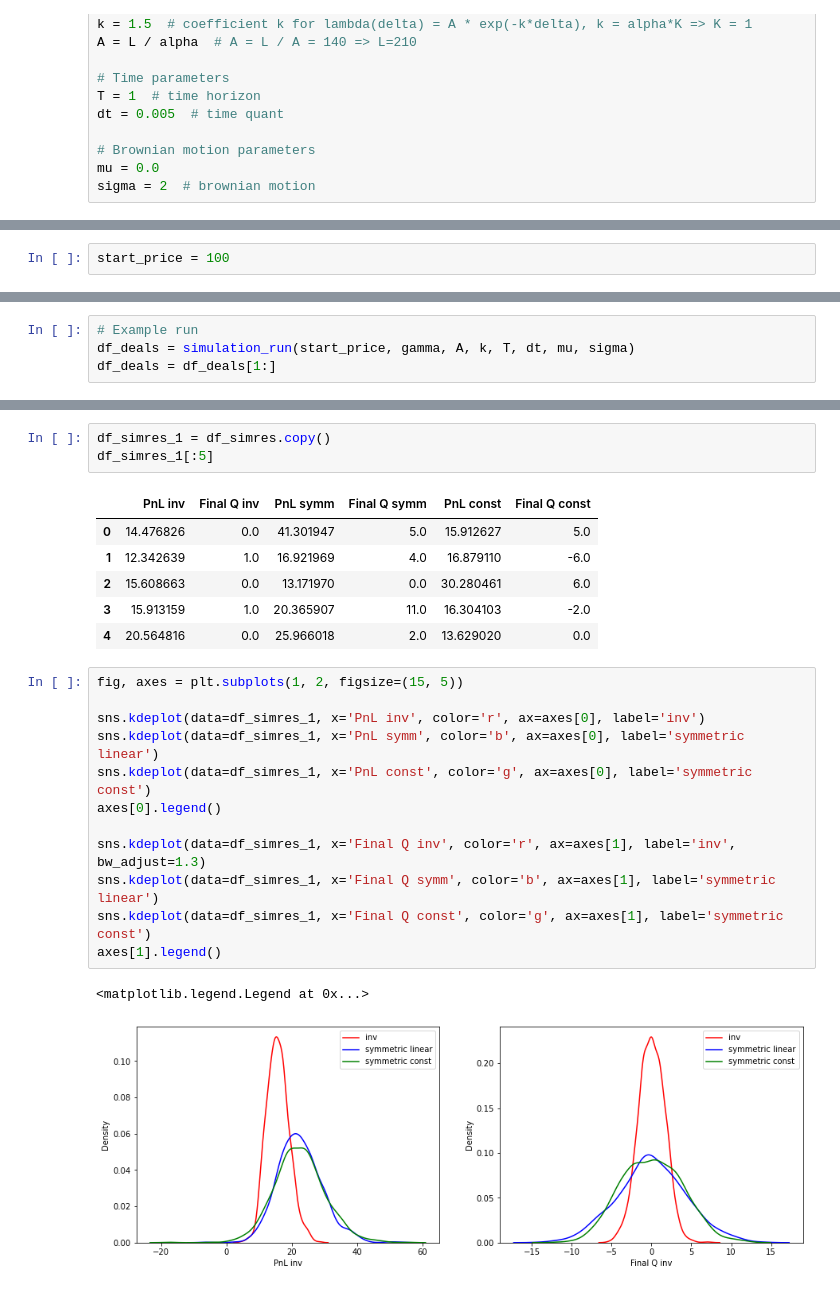
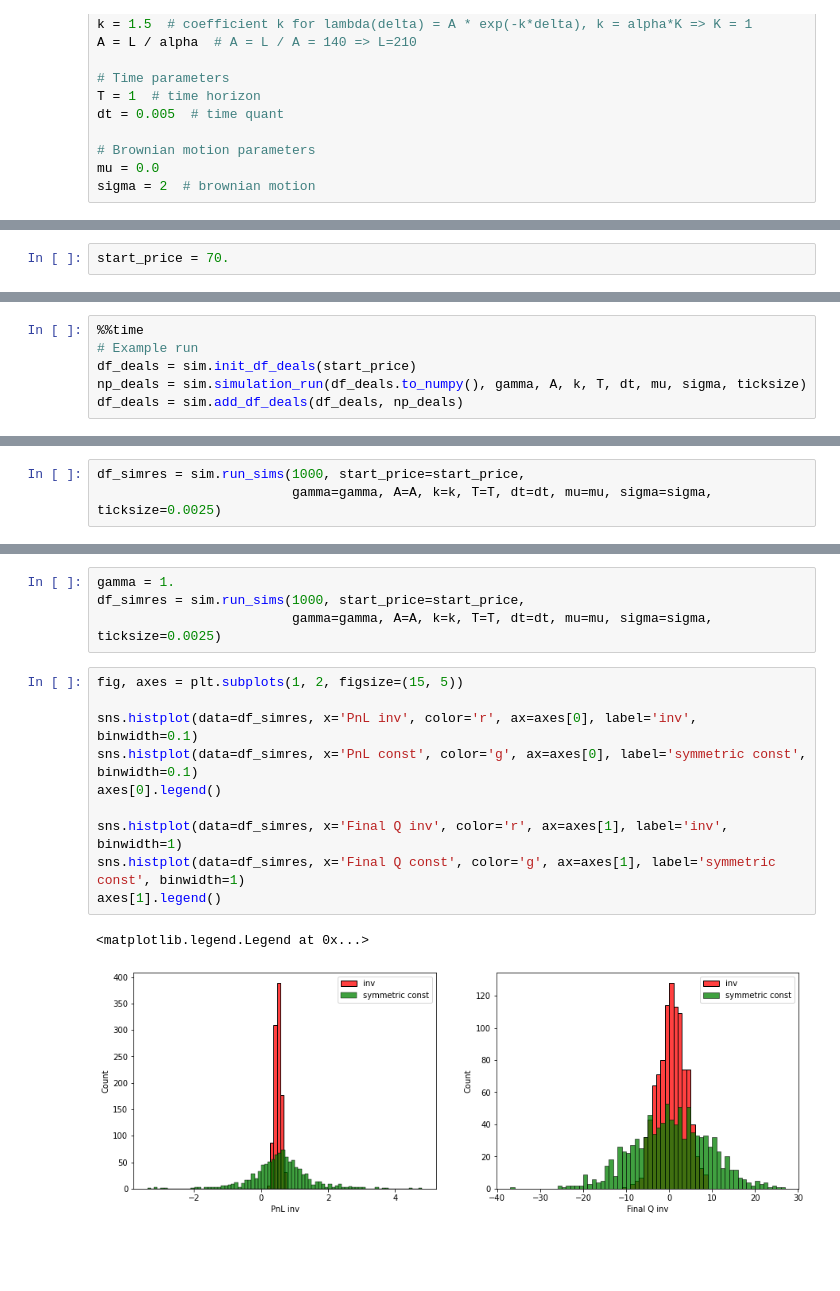
Before and after one commit to zebrabug/FinalMDS, a Jupyter notebook: Simple simulation.ipynb, the cells around one changed output, grey strips where cells are left out. Saved outputs shown, nothing was run; the diff lists cells and outputs as text; blank space fills up the shorter version.

```diff
--- a/Simple simulation.ipynb
+++ b/Simple simulation.ipynb
@@ -85,2 +168,2 @@ def mm_limit_order(s, t, q, sigma, gamma, k, T):
 # %%
-start_price = 100
+start_price = 70.
@@ -212,4 +170,6 @@ def simulation_symm_run(start_price, spread_start, spread_end, T, dt, mu, sigma)
 # %%
+%%time
 # Example run
-df_deals = simulation_run(start_price, gamma, A, k, T, dt, mu, sigma)
-df_deals = df_deals[1:]
+df_deals = sim.init_df_deals(start_price)
+np_deals = sim.simulation_run(df_deals.to_numpy(), gamma, A, k, T, dt, mu, sigma, ticksize)
+df_deals = sim.add_df_deals(df_deals, np_deals)
@@ -288,3 +196,6 @@ df_simres_01[:5]
+# %%
+df_simres = sim.run_sims(1000, start_price=start_price,
+                         gamma=gamma, A=A, k=k, T=T, dt=dt, mu=mu, sigma=sigma, ticksize=0.0025)
 # %%
 fig, axes = plt.subplots(1, 2, figsize=(15, 5))
 
@@ -339,26 +212,18 @@ Please use `tqdm.notebook.tqdm` instead of `tqdm.tqdm_notebook`
-# %%
-df_simres_1 = df_simres.copy()
-df_simres_1[:5]
-# %% [output]
-|  | PnL inv | Final Q inv | PnL symm | Final Q symm | PnL const | Final Q const |
-| 0 | 14.476826 | 0.0 | 41.301947 | 5.0 | 15.912627 | 5.0 |
-| 1 | 12.342639 | 1.0 | 16.921969 | 4.0 | 16.879110 | -6.0 |
-| 2 | 15.608663 | 0.0 | 13.171970 | 0.0 | 30.280461 | 6.0 |
-| 3 | 15.913159 | 1.0 | 20.365907 | 11.0 | 16.304103 | -2.0 |
-| 4 | 20.564816 | 0.0 | 25.966018 | 2.0 | 13.629020 | 0.0 |
+# %%
+gamma = 1.
+df_simres = sim.run_sims(1000, start_price=start_price,
+                         gamma=gamma, A=A, k=k, T=T, dt=dt, mu=mu, sigma=sigma, ticksize=0.0025)
 # %%
 fig, axes = plt.subplots(1, 2, figsize=(15, 5))
 
-sns.kdeplot(data=df_simres_1, x='PnL inv', color='r', ax=axes[0], label='inv')
-sns.kdeplot(data=df_simres_1, x='PnL symm', color='b', ax=axes[0], label='symmetric linear')
-sns.kdeplot(data=df_simres_1, x='PnL const', color='g', ax=axes[0], label='symmetric const')
+sns.histplot(data=df_simres, x='PnL inv', color='r', ax=axes[0], label='inv', binwidth=0.1)
+sns.histplot(data=df_simres, x='PnL const', color='g', ax=axes[0], label='symmetric const', binwidth=0.1)
 axes[0].legend()
 
-sns.kdeplot(data=df_simres_1, x='Final Q inv', color='r', ax=axes[1], label='inv', bw_adjust=1.3)
-sns.kdeplot(data=df_simres_1, x='Final Q symm', color='b', ax=axes[1], label='symmetric linear')
-sns.kdeplot(data=df_simres_1, x='Final Q const', color='g', ax=axes[1], label='symmetric const')
+sns.histplot(data=df_simres, x='Final Q inv', color='r', ax=axes[1], label='inv', binwidth=1)
+sns.histplot(data=df_simres, x='Final Q const', color='g', ax=axes[1], label='symmetric const', binwidth=1)
 axes[1].legend()
 # %% [output]
 <matplotlib.legend.Legend at 0x...>
-[figure, old version]
+[figure, new version]
 # %% [markdown]
```
Also changed, not shown: parts of 60 cells of this notebook, 14 other files.
